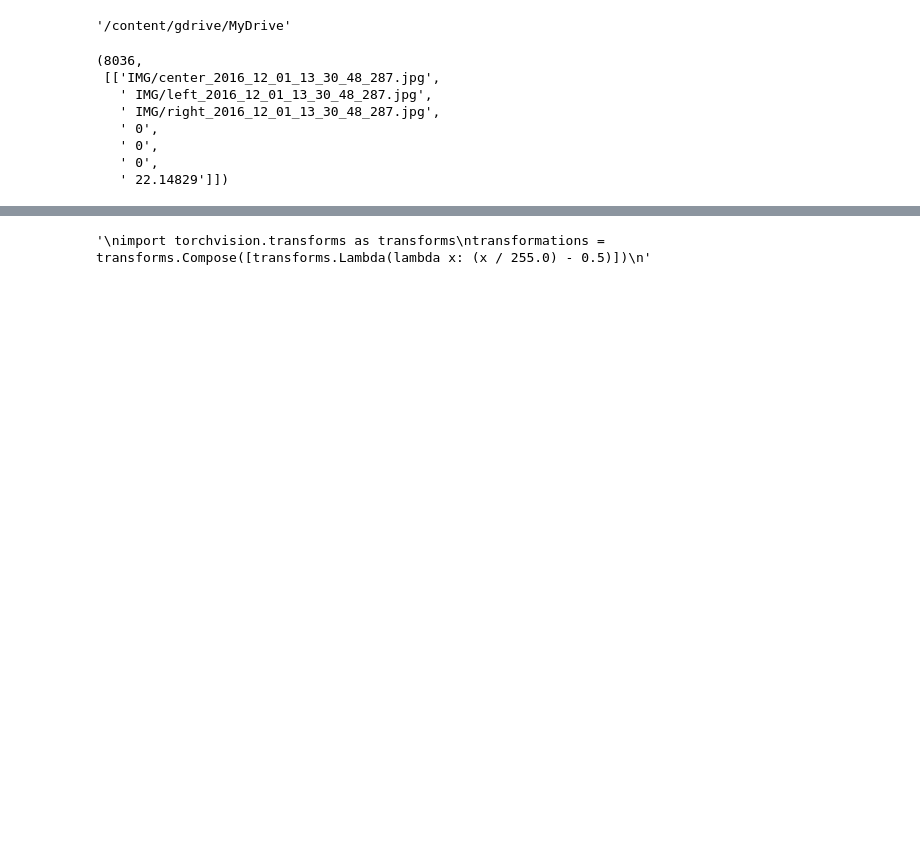
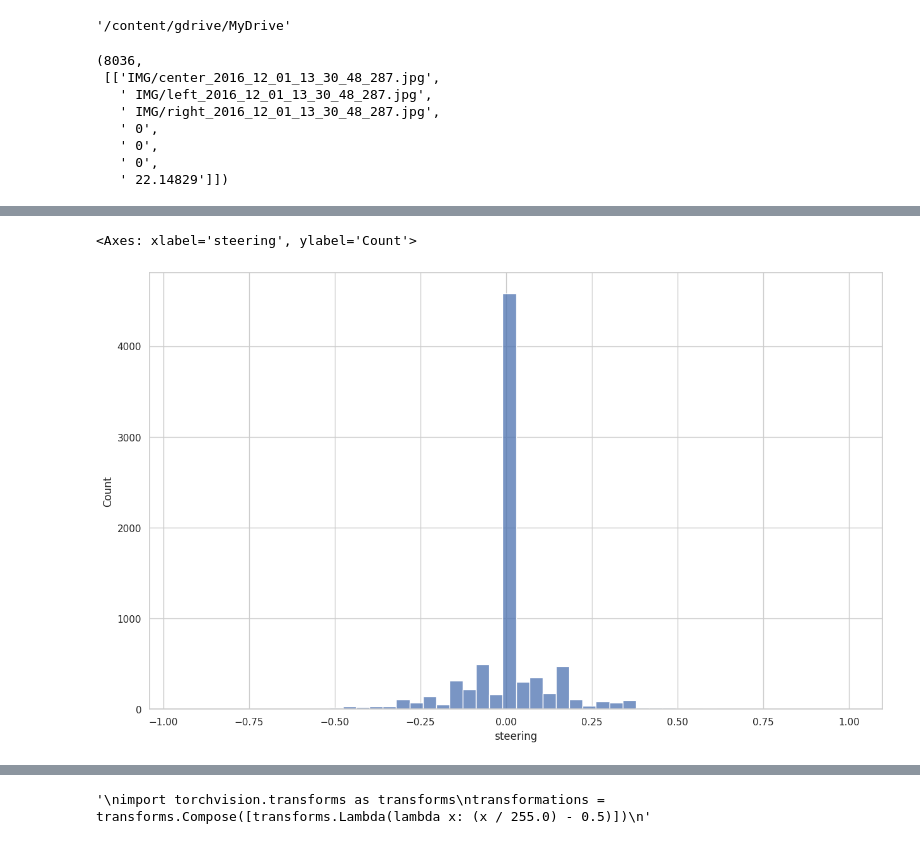
Before and after one commit to No1Talent/DLSelfDrivingCars, a Jupyter notebook: Self_Driving_Car.ipynb, the cells around one changed output, grey strips where cells are left out. Drawn from its saved outputs; the diff is of its cells as text; code cells hidden in the pictures; blank space fills up the shorter version.

```diff
--- a/Self_Driving_Car.ipynb
+++ b/Self_Driving_Car.ipynb
@@ -69,0 +78,5 @@ len(samples), samples[:1]
+# %%
+dir = "data/"
+data = pd.read_csv('data/driving_log.csv')
+data.head()
+# data.iloc[1]
@@ -69,0 +90,12 @@ len(samples), samples[:1]
+# %%
+# data["steering"].describe()
+# plt.hist(data["steering"])
+import matplotlib.pyplot as plt
+import seaborn as sns
+
+sns.set(style = 'whitegrid')
+plt.figure(figsize = (15,9))
+sns.histplot(data["steering"], bins = 50)
+# %% [output]
+<Axes: xlabel='steering', ylabel='Count'>
+[figure, added]
```
Also changed, not shown: parts of 19 cells of this notebook.
